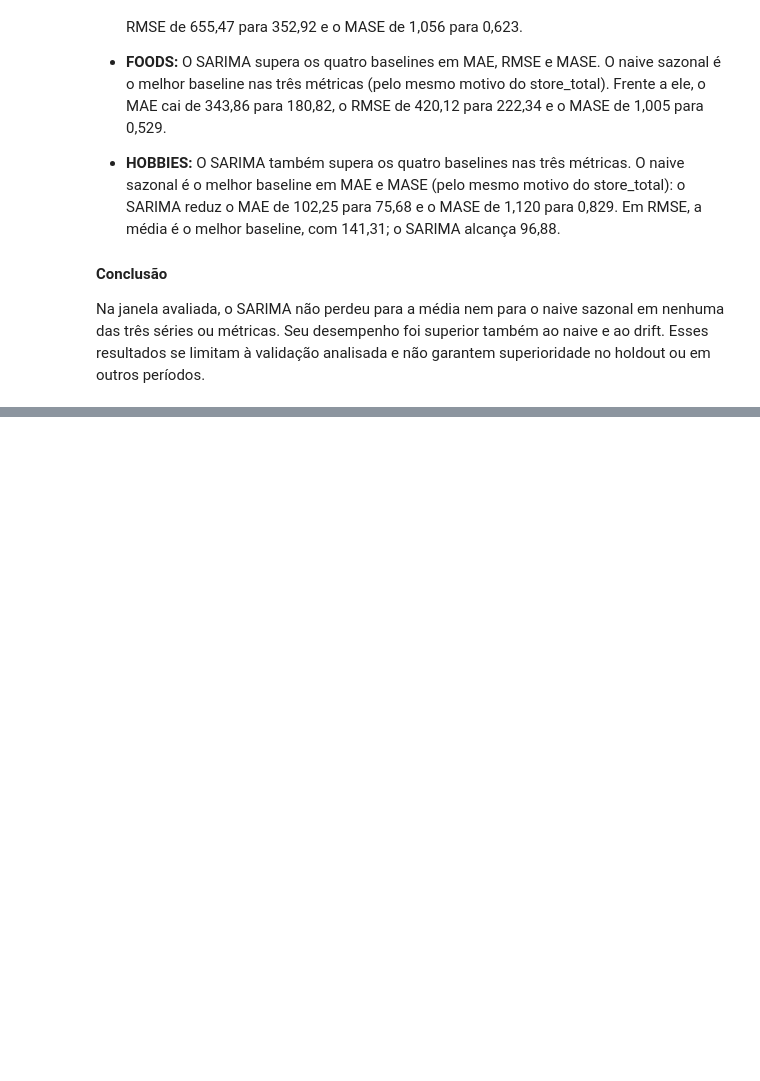
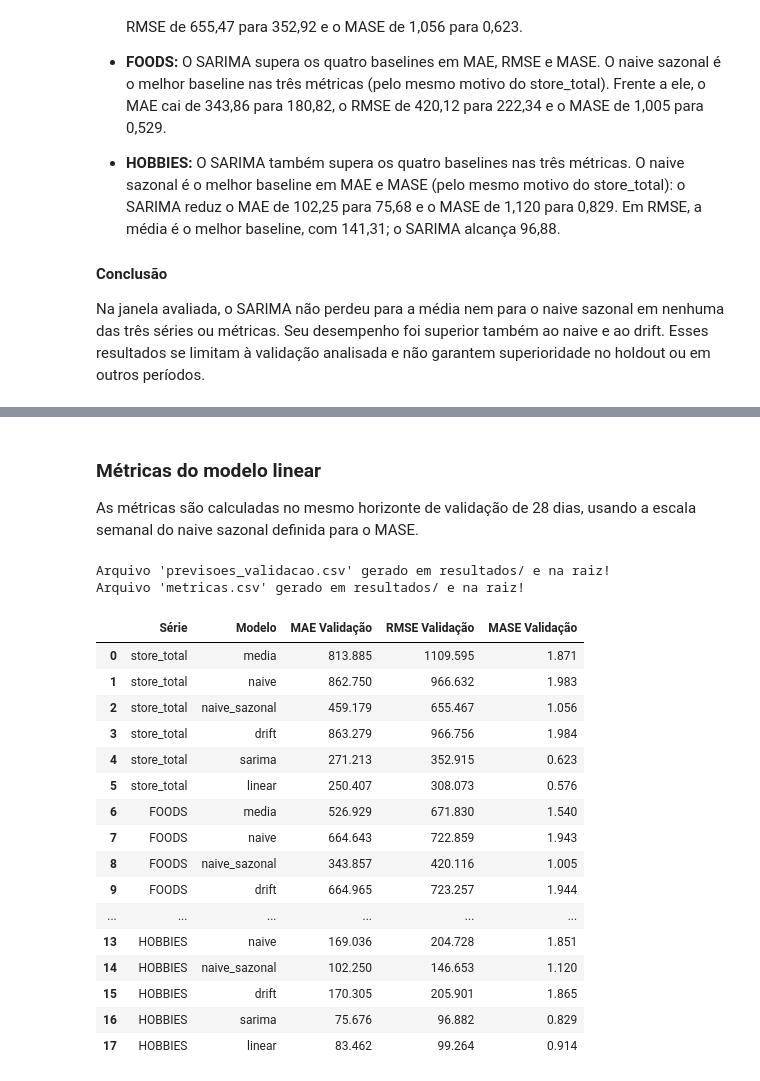
Before and after one commit to mistercapote/time-series-a2-2026, a Jupyter notebook: main.ipynb, the cells around one changed output, grey strips where cells are left out. Drawn from its saved outputs; the diff is of its cells as text; code cells hidden in the pictures; blank space fills up the shorter version.

```diff
--- a/main.ipynb
+++ b/main.ipynb
@@ -371,0 +415,50 @@ Na janela avaliada, o SARIMA não perdeu para a média nem para o naive sazonal
+# %% [markdown]
+### Métricas do modelo linear
+
+As métricas são calculadas no mesmo horizonte de validação de 28 dias, usando a escala semanal do naive sazonal definida para o MASE.
+# %%
+ESTRATEGIA_ESCOLHIDA = "recursiva"
+MODELOS_DICT_TASK2 = {
+    **MODELOS_DICT,
+    "linear": lambda s, n: models.prever_linear_com_covariaveis(
+        s, n, tabela_treino_task2, tabela_validacao_task2, estrategia=ESTRATEGIA_ESCOLHIDA
+    ),
+}
+
+registros_task2 = model_checking.comparar_previsoes(
+    MODELOS_DICT_TASK2, train_data, val_data["date"], labels
+)
+resultados_task2 = model_checking.comparar_metricas(
+    MODELOS_DICT_TASK2, train_data, val_data, labels, registros=registros_task2
+)
+data.criar_csv(registros_task2, "previsoes_validacao.csv")
+data.criar_csv(resultados_task2, "metricas.csv")
+
+tabela_metricas_task2 = pd.DataFrame(resultados_task2).rename(columns={
+    "series": "Série",
+    "modelo": "Modelo",
+    "mae": "MAE Validação",
+    "rmse": "RMSE Validação",
+    "mase": "MASE Validação",
+})
+display(tabela_metricas_task2.round(3))
+# %% [output]
+Arquivo 'previsoes_validacao.csv' gerado em resultados/ e na raiz!
+Arquivo 'metricas.csv' gerado em resultados/ e na raiz!
+|  | Série | Modelo | MAE Validação | RMSE Validação | MASE Validação |
+| 0 | store_total | media | 813.885 | 1109.595 | 1.871 |
+| 1 | store_total | naive | 862.750 | 966.632 | 1.983 |
+| 2 | store_total | naive_sazonal | 459.179 | 655.467 | 1.056 |
+| 3 | store_total | drift | 863.279 | 966.756 | 1.984 |
+| 4 | store_total | sarima | 271.213 | 352.915 | 0.623 |
+| 5 | store_total | linear | 250.407 | 308.073 | 0.576 |
+| 6 | FOODS | media | 526.929 | 671.830 | 1.540 |
+| 7 | FOODS | naive | 664.643 | 722.859 | 1.943 |
+| 8 | FOODS | naive_sazonal | 343.857 | 420.116 | 1.005 |
+| 9 | FOODS | drift | 664.965 | 723.257 | 1.944 |
+| ... | ... | ... | ... | ... | ... |
+| 13 | HOBBIES | naive | 169.036 | 204.728 | 1.851 |
+| 14 | HOBBIES | naive_sazonal | 102.250 | 146.653 | 1.120 |
+| 15 | HOBBIES | drift | 170.305 | 205.901 | 1.865 |
+| 16 | HOBBIES | sarima | 75.676 | 96.882 | 0.829 |
+| 17 | HOBBIES | linear | 83.462 | 99.264 | 0.914 |
```
Also changed, not shown: parts of 12 cells of this notebook, 10 other files.
